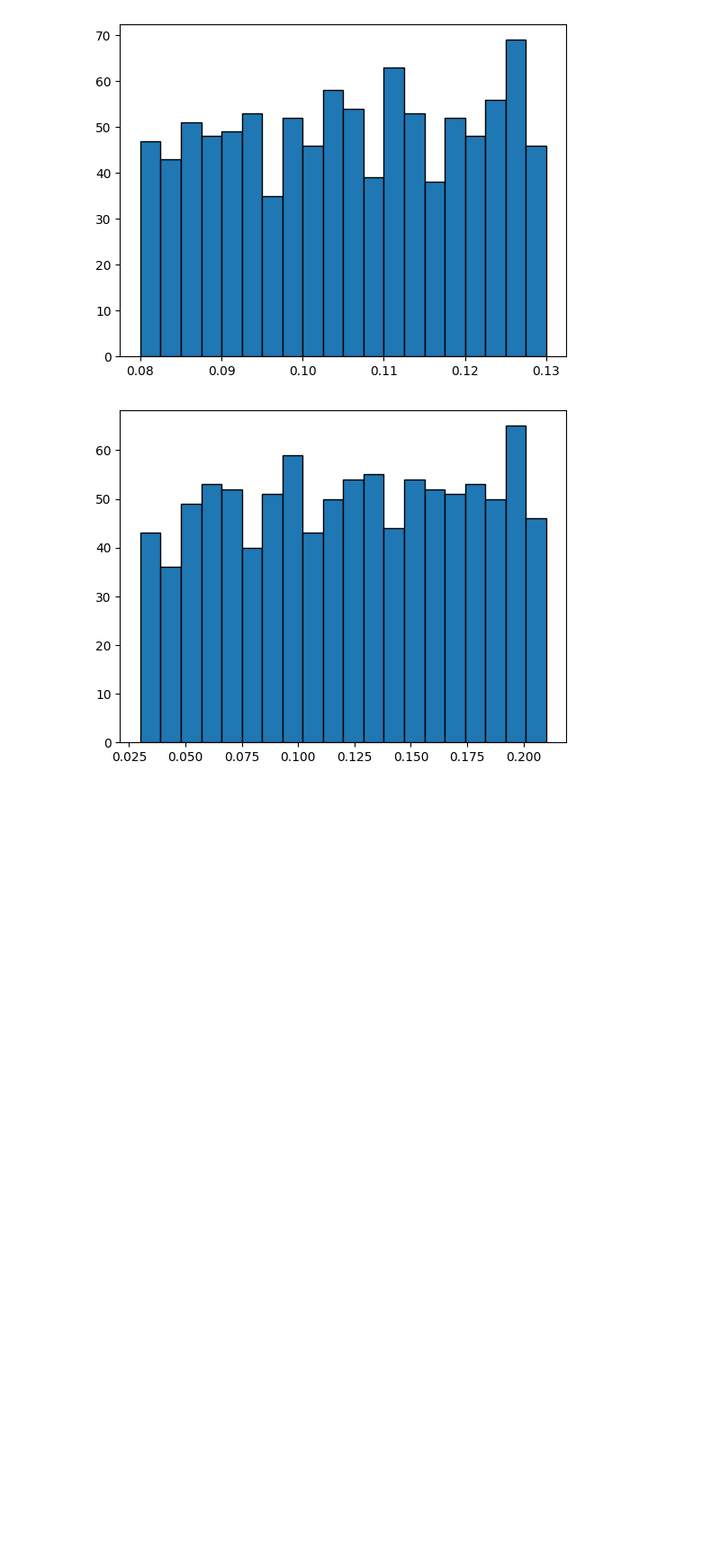
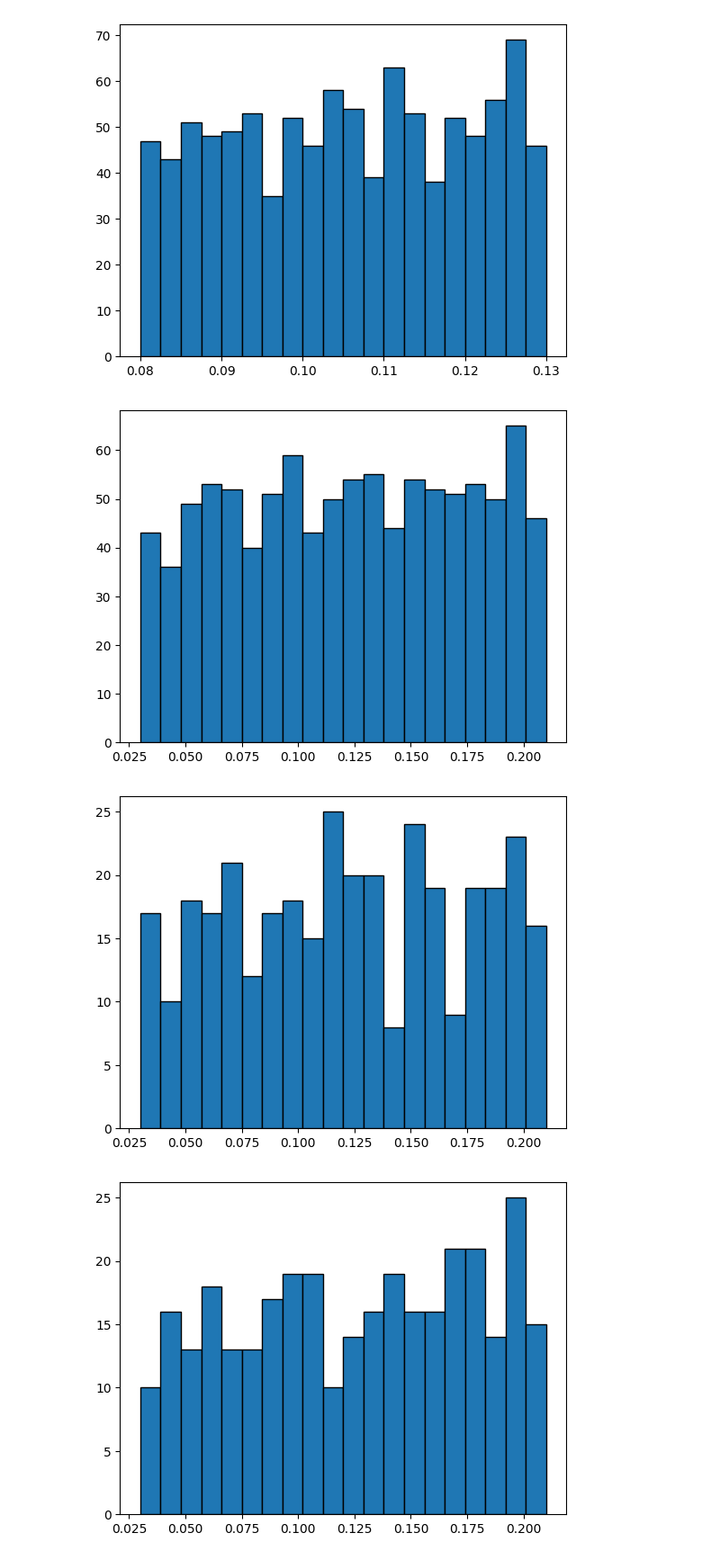
Before and after one commit to andrefsr/Machine-Learning-on-detection-of-buried-cylinders-via-GPR, a Jupyter notebook: sec_sim/machine_learning/data_analysis.ipynb, the cells around one changed output. Shown at 90% size. Saved outputs shown, nothing was run; the diff lists cells and outputs as text; code cells hidden in the pictures; blank space fills up the shorter version.

```diff
--- a/sec_sim/machine_learning/data_analysis.ipynb
+++ b/sec_sim/machine_learning/data_analysis.ipynb
@@ -49,3 +50,22 @@ plt.hist(df_labels['distance'],bins=20,edgecolor='black')
 plt.show()
 # %% [output]
 [figure]
+# %%
+df_soil1 = df_labels[df_labels['soil']==1]
+df_soil2 = df_labels[df_labels['soil']==2]
+df_soil3 = df_labels[df_labels['soil']==3]
+
+plt.figure()
+plt.hist(df_soil1['distance'],bins=20,edgecolor='black')
+plt.show()
+
+plt.figure()
+plt.hist(df_soil2['distance'],bins=20,edgecolor='black')
+plt.show()
+
+plt.figure()
+plt.hist(df_soil3['distance'],bins=20,edgecolor='black')
+plt.show()
+# %% [output]
+[figure, added]
+[figure, added]
```
Also changed, not shown: parts of 9 cells of this notebook, 2 other files.
